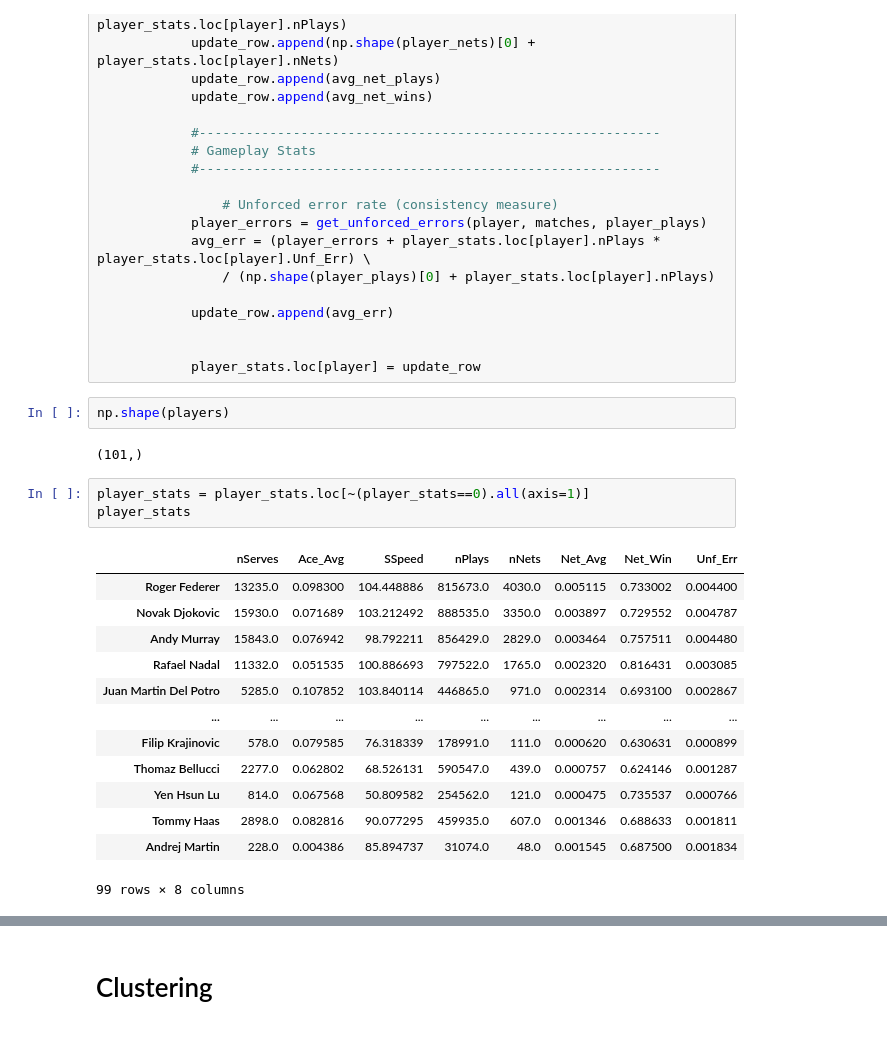
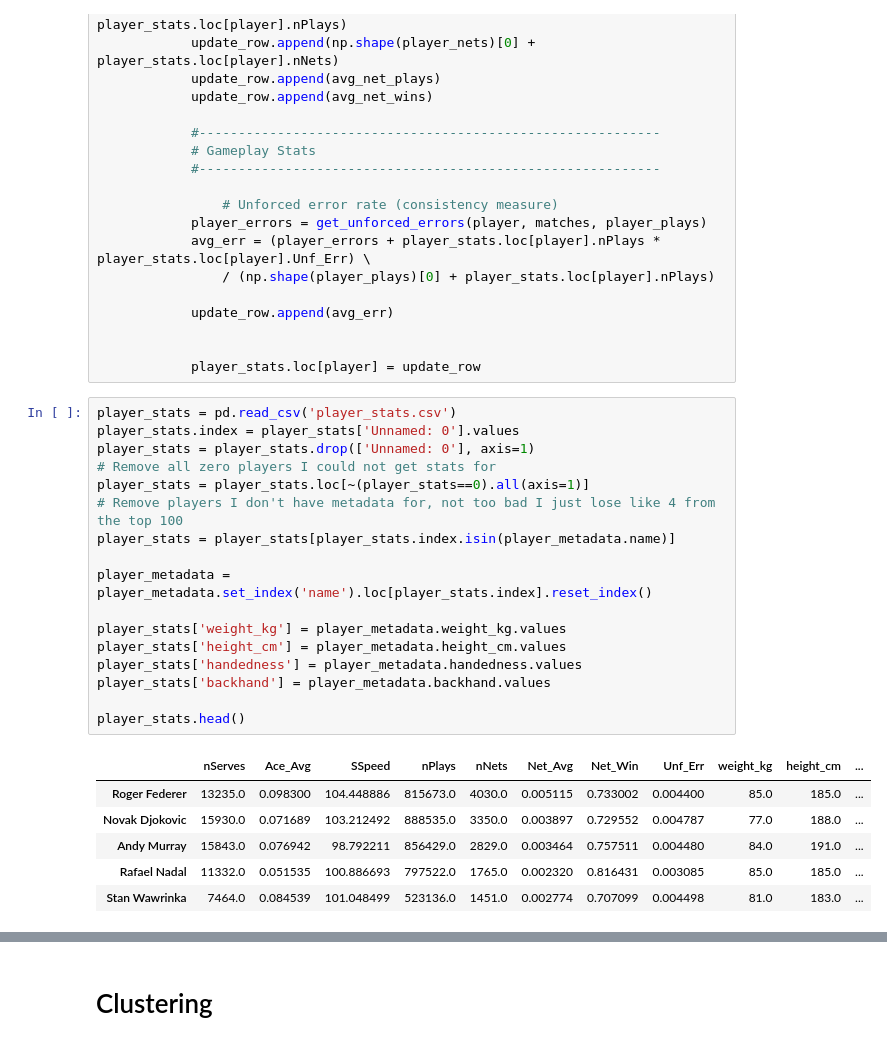
Before and after one commit to JohnOnt/Tennis_Classification, a Jupyter notebook: classify.ipynb, the cells around one changed output, grey strips where cells are left out. Saved outputs shown, nothing was run; the diff lists cells and outputs as text.

```diff
--- a/classify.ipynb
+++ b/classify.ipynb
@@ -163,25 +180,28 @@ for year in tqdm(np.arange(2011, 2018)):
 
 
             player_stats.loc[player] = update_row
-# %%
-np.shape(players)
-# %% [output]
-(101,)
-# %%
-player_stats = player_stats.loc[~(player_stats==0).all(axis=1)]
-player_stats
-# %% [output]
-|  | nServes | Ace_Avg | SSpeed | nPlays | nNets | Net_Avg | Net_Win | Unf_Err |
-| Roger Federer | 13235.0 | 0.098300 | 104.448886 | 815673.0 | 4030.0 | 0.005115 | 0.733002 | 0.004400 |
-| Novak Djokovic | 15930.0 | 0.071689 | 103.212492 | 888535.0 | 3350.0 | 0.003897 | 0.729552 | 0.004787 |
-| Andy Murray | 15843.0 | 0.076942 | 98.792211 | 856429.0 | 2829.0 | 0.003464 | 0.757511 | 0.004480 |
-| Rafael Nadal | 11332.0 | 0.051535 | 100.886693 | 797522.0 | 1765.0 | 0.002320 | 0.816431 | 0.003085 |
-| Juan Martin Del Potro | 5285.0 | 0.107852 | 103.840114 | 446865.0 | 971.0 | 0.002314 | 0.693100 | 0.002867 |
-| ... | ... | ... | ... | ... | ... | ... | ... | ... |
-| Filip Krajinovic | 578.0 | 0.079585 | 76.318339 | 178991.0 | 111.0 | 0.000620 | 0.630631 | 0.000899 |
-| Thomaz Bellucci | 2277.0 | 0.062802 | 68.526131 | 590547.0 | 439.0 | 0.000757 | 0.624146 | 0.001287 |
-| Yen Hsun Lu | 814.0 | 0.067568 | 50.809582 | 254562.0 | 121.0 | 0.000475 | 0.735537 | 0.000766 |
-| Tommy Haas | 2898.0 | 0.082816 | 90.077295 | 459935.0 | 607.0 | 0.001346 | 0.688633 | 0.001811 |
-| Andrej Martin | 228.0 | 0.004386 | 85.894737 | 31074.0 | 48.0 | 0.001545 | 0.687500 | 0.001834 |
-99 rows × 8 columns
+# %%
+player_stats = pd.read_csv('player_stats.csv')
+player_stats.index = player_stats['Unnamed: 0'].values
+player_stats = player_stats.drop(['Unnamed: 0'], axis=1)
+# Remove all zero players I could not get stats for
+player_stats = player_stats.loc[~(player_stats==0).all(axis=1)]
+# Remove players I don't have metadata for, not too bad I just lose like 4 from the top 100
+player_stats = player_stats[player_stats.index.isin(player_metadata.name)]
+
+player_metadata = player_metadata.set_index('name').loc[player_stats.index].reset_index()
+
+player_stats['weight_kg'] = player_metadata.weight_kg.values
+player_stats['height_cm'] = player_metadata.height_cm.values
+player_stats['handedness'] = player_metadata.handedness.values
+player_stats['backhand'] = player_metadata.backhand.values
+
+player_stats.head()
+# %% [output]
+|  | nServes | Ace_Avg | SSpeed | nPlays | nNets | Net_Avg | Net_Win | Unf_Err | weight_kg | height_cm | ... |
+| Roger Federer | 13235.0 | 0.098300 | 104.448886 | 815673.0 | 4030.0 | 0.005115 | 0.733002 | 0.004400 | 85.0 | 185.0 | ... |
+| Novak Djokovic | 15930.0 | 0.071689 | 103.212492 | 888535.0 | 3350.0 | 0.003897 | 0.729552 | 0.004787 | 77.0 | 188.0 | ... |
+| Andy Murray | 15843.0 | 0.076942 | 98.792211 | 856429.0 | 2829.0 | 0.003464 | 0.757511 | 0.004480 | 84.0 | 191.0 | ... |
+| Rafael Nadal | 11332.0 | 0.051535 | 100.886693 | 797522.0 | 1765.0 | 0.002320 | 0.816431 | 0.003085 | 85.0 | 185.0 | ... |
+| Stan Wawrinka | 7464.0 | 0.084539 | 101.048499 | 523136.0 | 1451.0 | 0.002774 | 0.707099 | 0.004498 | 81.0 | 183.0 | ... |
 # %%
```
Also changed, not shown: parts of 9 cells of this notebook, 6 other files.
